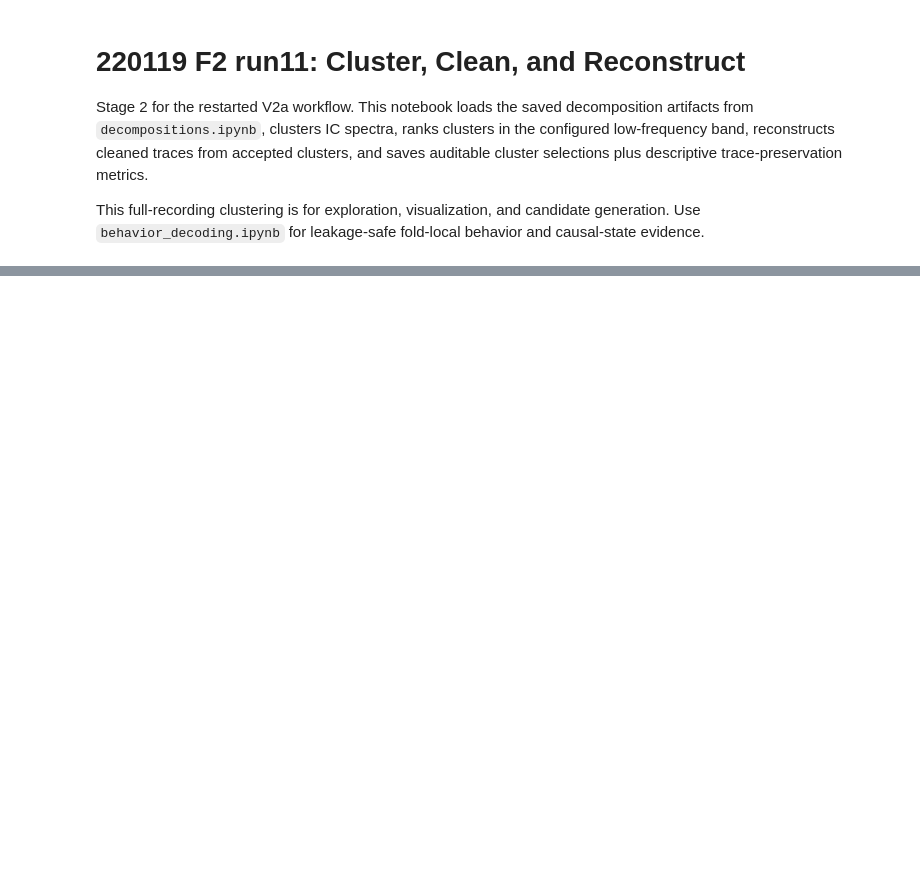
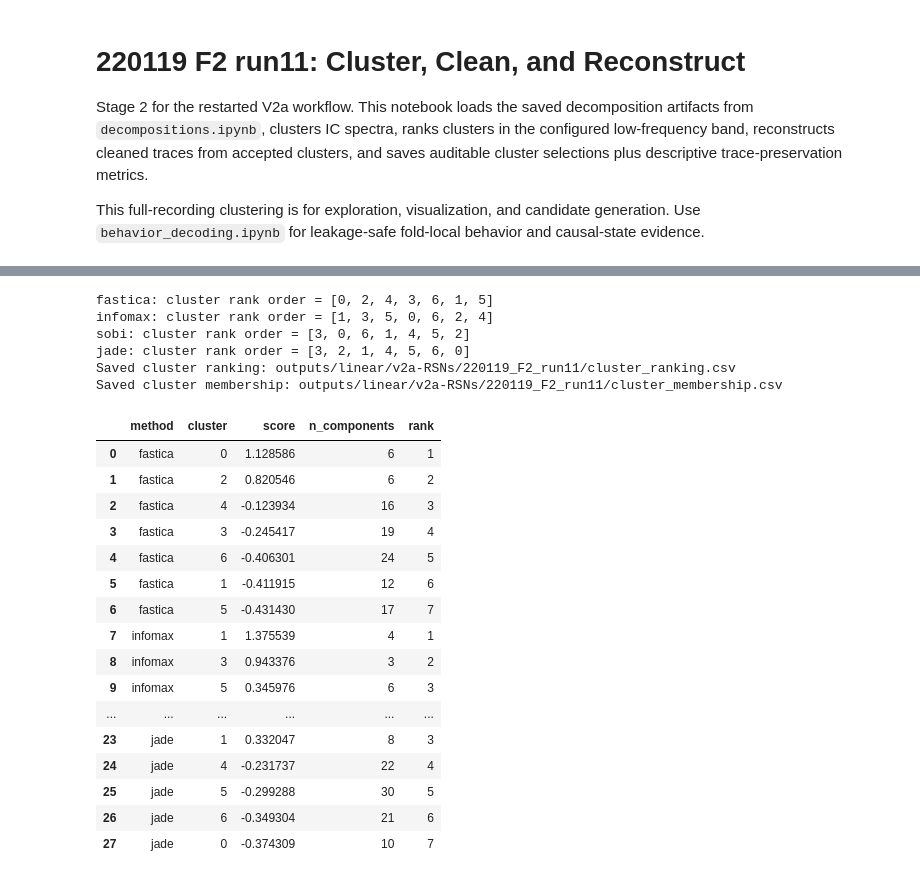
Before and after one commit to adedayoas91/ica-denoising, a Jupyter notebook: notebooks/v2a-RSNs/220119_F2_run11/cluster_clean_reconstruct.ipynb, the cells around one changed output, grey strips where cells are left out. Drawn from its saved outputs; the diff is of its cells as text; code cells hidden in the pictures; blank space fills up the shorter version.

```diff
--- a/notebooks/v2a-RSNs/220119_F2_run11/cluster_clean_reconstruct.ipynb
+++ b/notebooks/v2a-RSNs/220119_F2_run11/cluster_clean_reconstruct.ipynb
@@ -114,36 +121,80 @@ def cluster_detail_records(labels, ranking, accepted_clusters):
 
 cluster_results = {}
 ranking_rows = []
+cluster_membership_rows = []
 for method, result in results.items():
     embedding, labels, spectra, features = cluster(
         result.ic_comps,
         N_CLUSTERS,
         sample_rate_hz,
         feature_start_bin=FEATURE_START_BIN,
         nperseg=WELCH_NPERSEG,
         noverlap=WELCH_NOVERLAP,
         random_state=RANDOM_STATE,
     )
     ranking = rank_clusters_by_mean_log_psd(
         spectra,
         labels,
         sample_rate_hz,
         fmin=RANKING_FMIN_HZ,
         fmax=RANKING_FMAX_HZ,
         aggregate=RANKING_AGGREGATE,
     )
+    rank_order = [int(row["cluster"]) for row in ranking]
     cluster_results[method] = {
         "embedding": embedding,
+        "new_mat": embedding,
         "labels": labels,
+        "predictions": labels,
         "spectra": spectra,
         "features": features,
         "ranking": ranking,
+        "rank_order": rank_order,
     }
     ranking_rows.extend({"method": method, **row} for row in ranking)
+    for cluster_id in sorted(np.unique(labels).astype(int).tolist()):
+        ic_indices = np.flatnonzero(labels == cluster_id).astype(int).tolist()
+        cluster_membership_rows.append(
+            {
+                "method": method,
+                "cluster": int(cluster_id),
+                "n_components": len(ic_indices),
+                "component_indices": ic_indices,
+            }
+        )
+    print(f"{method}: cluster rank order = {rank_order}")
 
 cluster_ranking = pd.DataFrame(ranking_rows)
+cluster_membership = pd.DataFrame(cluster_membership_rows)
 cluster_ranking_path = dataset_output_dir / "cluster_ranking.csv"
+cluster_membership_path = dataset_output_dir / "cluster_membership.csv"
 if SAVE_OUTPUTS:
     cluster_ranking.to_csv(cluster_ranking_path, index=False)
+    cluster_membership.to_csv(cluster_membership_path, index=False)
     print(f"Saved cluster ranking: {cluster_ranking_path.relative_to(PROJECT_ROOT)}")
+    print(f"Saved cluster membership: {cluster_membership_path.relative_to(PROJECT_ROOT)}")
 cluster_ranking
+# %% [output]
+fastica: cluster rank order = [0, 2, 4, 3, 6, 1, 5]
+infomax: cluster rank order = [1, 3, 5, 0, 6, 2, 4]
+sobi: cluster rank order = [3, 0, 6, 1, 4, 5, 2]
+jade: cluster rank order = [3, 2, 1, 4, 5, 6, 0]
+Saved cluster ranking: outputs/linear/v2a-RSNs/220119_F2_run11/cluster_ranking.csv
+Saved cluster membership: outputs/linear/v2a-RSNs/220119_F2_run11/cluster_membership.csv
+|  | method | cluster | score | n_components | rank |
+| 0 | fastica | 0 | 1.128586 | 6 | 1 |
+| 1 | fastica | 2 | 0.820546 | 6 | 2 |
+| 2 | fastica | 4 | -0.123934 | 16 | 3 |
+| 3 | fastica | 3 | -0.245417 | 19 | 4 |
+| 4 | fastica | 6 | -0.406301 | 24 | 5 |
+| 5 | fastica | 1 | -0.411915 | 12 | 6 |
+| 6 | fastica | 5 | -0.431430 | 17 | 7 |
+| 7 | infomax | 1 | 1.375539 | 4 | 1 |
+| 8 | infomax | 3 | 0.943376 | 3 | 2 |
+| 9 | infomax | 5 | 0.345976 | 6 | 3 |
+| ... | ... | ... | ... | ... | ... |
+| 23 | jade | 1 | 0.332047 | 8 | 3 |
+| 24 | jade | 4 | -0.231737 | 22 | 4 |
+| 25 | jade | 5 | -0.299288 | 30 | 5 |
+| 26 | jade | 6 | -0.349304 | 21 | 6 |
+| 27 | jade | 0 | -0.374309 | 10 | 7 |
```
Also changed, not shown: parts of 10 cells of this notebook, 34 other files.
